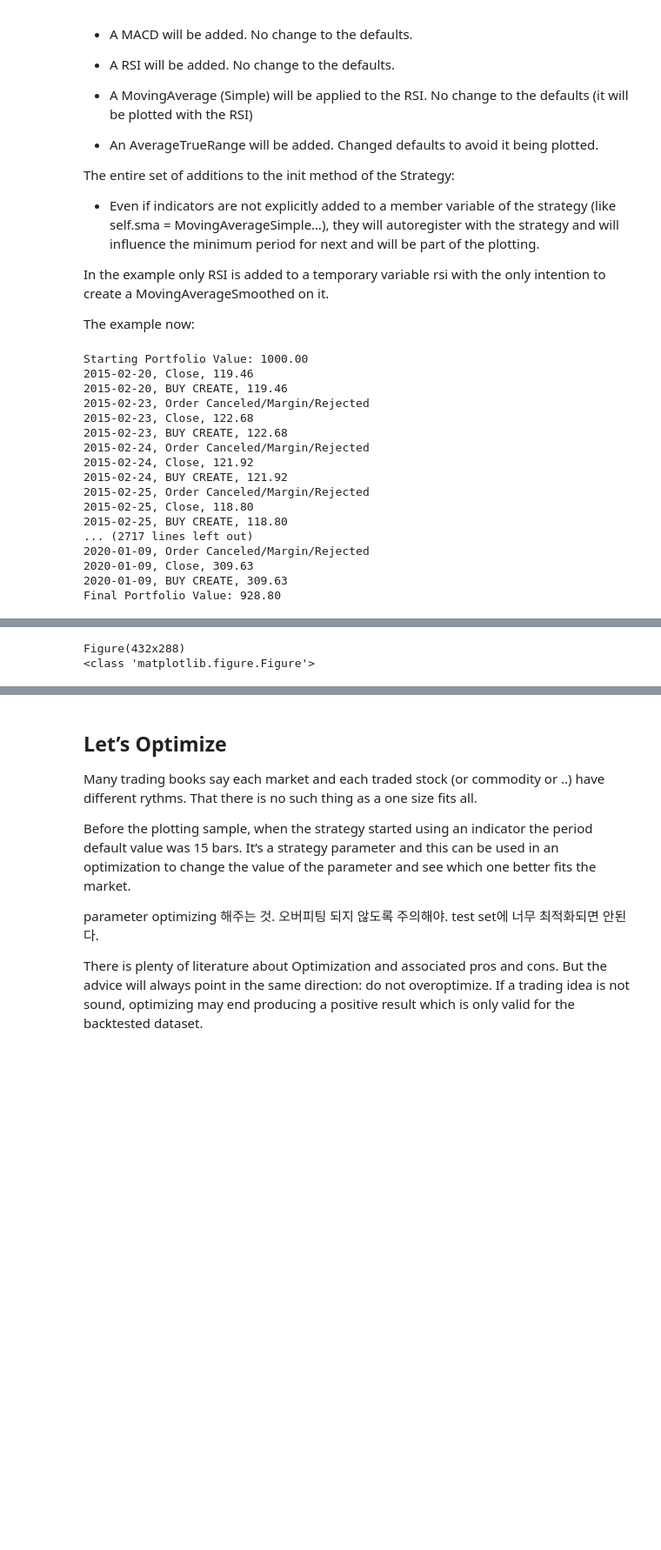
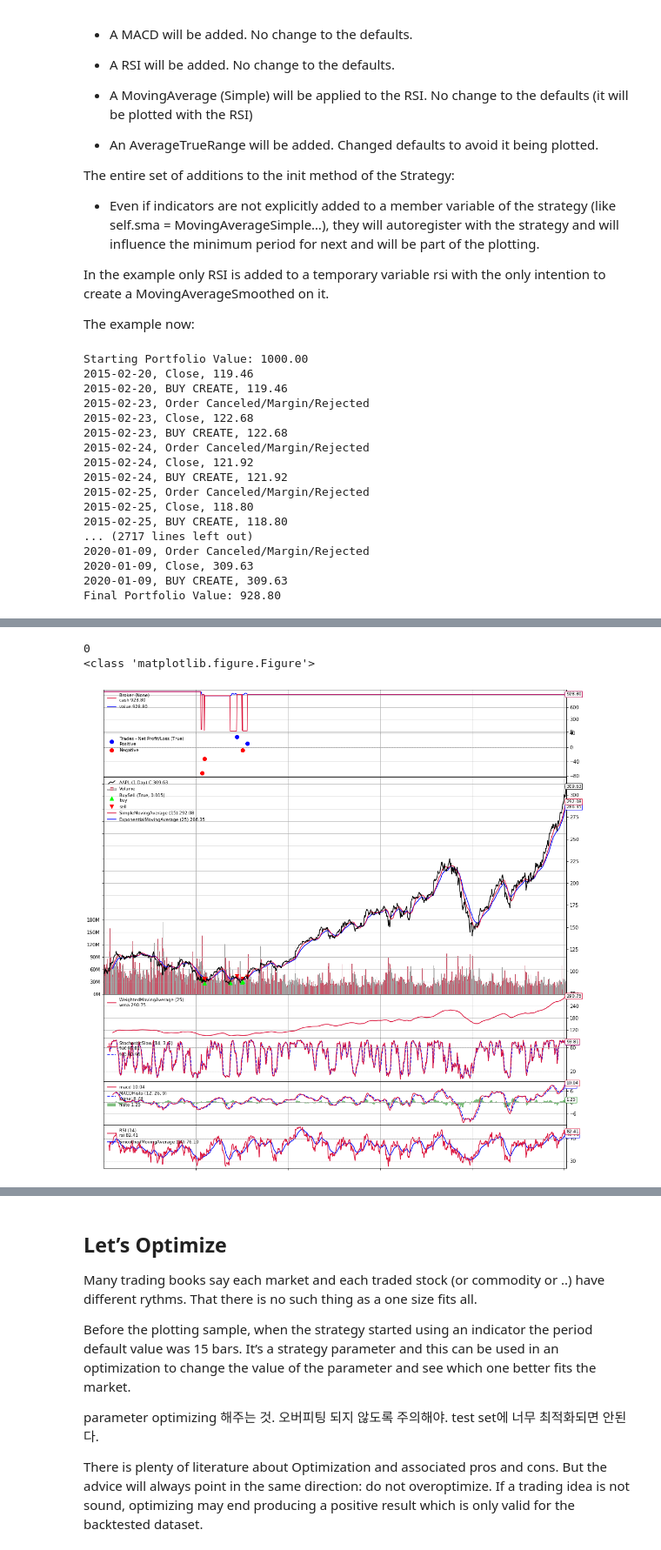
Before and after one commit to jaepil-choi/backtrader_tutorial, a Jupyter notebook: backtrader_tutorial.ipynb, the cells around one changed output, grey strips where cells are left out. Shown at 87% size. Cells and saved outputs as stored; diff of their text form; code cells hidden in the pictures; blank space fills up the shorter version.

```diff
--- a/backtrader_tutorial.ipynb
+++ b/backtrader_tutorial.ipynb
@@ -1022,33 +1025,34 @@ if __name__ == '__main__':
     cerebro.run()
 
     # Print out the final result
     print('Final Portfolio Value: %.2f' % cerebro.broker.getvalue())
 
     # Plot the result
-#     plt.figure(num=1, figsize=(10, 10))
+    plt.figure(num=0, figsize=(15, 15))
     cerebro.plot()[0][0]
 #     plt.show()
-    print(cerebro.plot()[0][0])
+    print(cerebro.plot()[0][0].number)
     print(type(cerebro.plot()[0][0]))
 # %% [output]
 Starting Portfolio Value: 1000.00
 2015-02-20, Close, 119.46
 2015-02-20, BUY CREATE, 119.46
 2015-02-23, Order Canceled/Margin/Rejected
 2015-02-23, Close, 122.68
 2015-02-23, BUY CREATE, 122.68
 2015-02-24, Order Canceled/Margin/Rejected
 2015-02-24, Close, 121.92
 2015-02-24, BUY CREATE, 121.92
 2015-02-25, Order Canceled/Margin/Rejected
 2015-02-25, Close, 118.80
 2015-02-25, BUY CREATE, 118.80
 ... (2717 lines left out)
 2020-01-09, Order Canceled/Margin/Rejected
 2020-01-09, Close, 309.63
 2020-01-09, BUY CREATE, 309.63
 Final Portfolio Value: 928.80
 [interactive output not drawn]
 [interactive output not drawn]
-Figure(432x288)
+0
 <class 'matplotlib.figure.Figure'>
+[figure, added]
```
Also changed, not shown: parts of 3 cells of this notebook.
